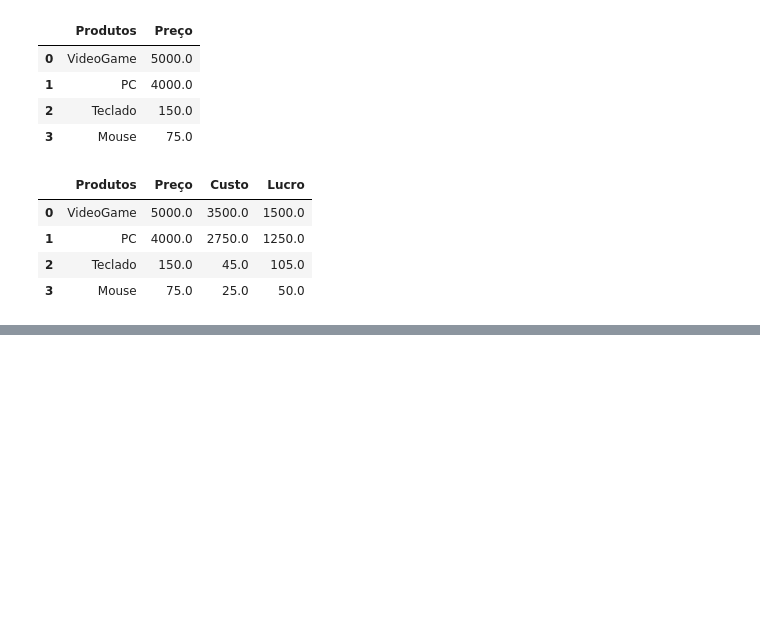
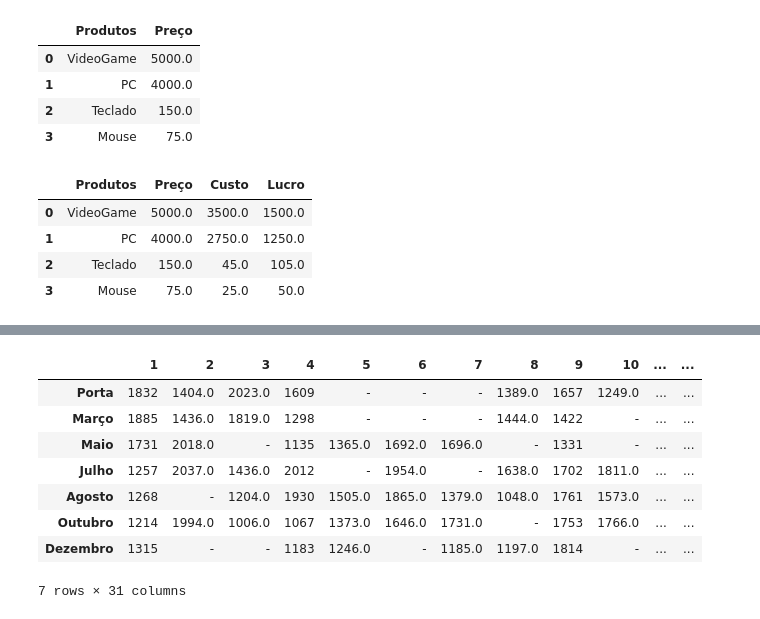
Before and after one commit to henriquemendeselias/DEP, a Jupyter notebook: estudos/01_python_dados/02_pandas/01_pandas.ipynb, the cells around one changed output, grey strips where cells are left out. Cells and saved outputs as stored; diff of their text form; code cells hidden in the pictures; blank space fills up the shorter version.

```diff
--- a/estudos/01_python_dados/02_pandas/01_pandas.ipynb
+++ b/estudos/01_python_dados/02_pandas/01_pandas.ipynb
@@ -114,0 +209,12 @@ df3
+# %%
+df[df > 1000].fillna('-')
+# %% [output]
+|  | 1 | 2 | 3 | 4 | 5 | 6 | 7 | 8 | 9 | 10 | ... | ... |
+| Porta | 1832 | 1404.0 | 2023.0 | 1609 | - | - | - | 1389.0 | 1657 | 1249.0 | ... | ... |
+| Março | 1885 | 1436.0 | 1819.0 | 1298 | - | - | - | 1444.0 | 1422 | - | ... | ... |
+| Maio | 1731 | 2018.0 | - | 1135 | 1365.0 | 1692.0 | 1696.0 | - | 1331 | - | ... | ... |
+| Julho | 1257 | 2037.0 | 1436.0 | 2012 | - | 1954.0 | - | 1638.0 | 1702 | 1811.0 | ... | ... |
+| Agosto | 1268 | - | 1204.0 | 1930 | 1505.0 | 1865.0 | 1379.0 | 1048.0 | 1761 | 1573.0 | ... | ... |
+| Outubro | 1214 | 1994.0 | 1006.0 | 1067 | 1373.0 | 1646.0 | 1731.0 | - | 1753 | 1766.0 | ... | ... |
+| Dezembro | 1315 | - | - | 1183 | 1246.0 | - | 1185.0 | 1197.0 | 1814 | - | ... | ... |
+7 rows × 31 columns
```
Also changed, not shown: parts of 16 cells of this notebook.
